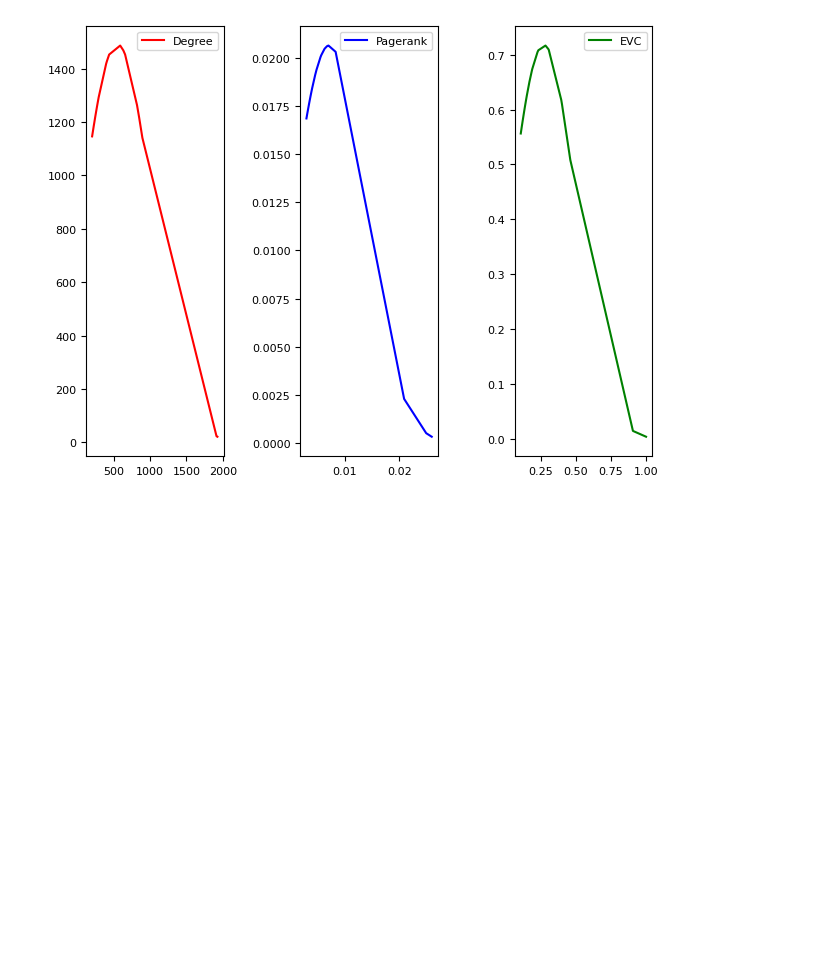
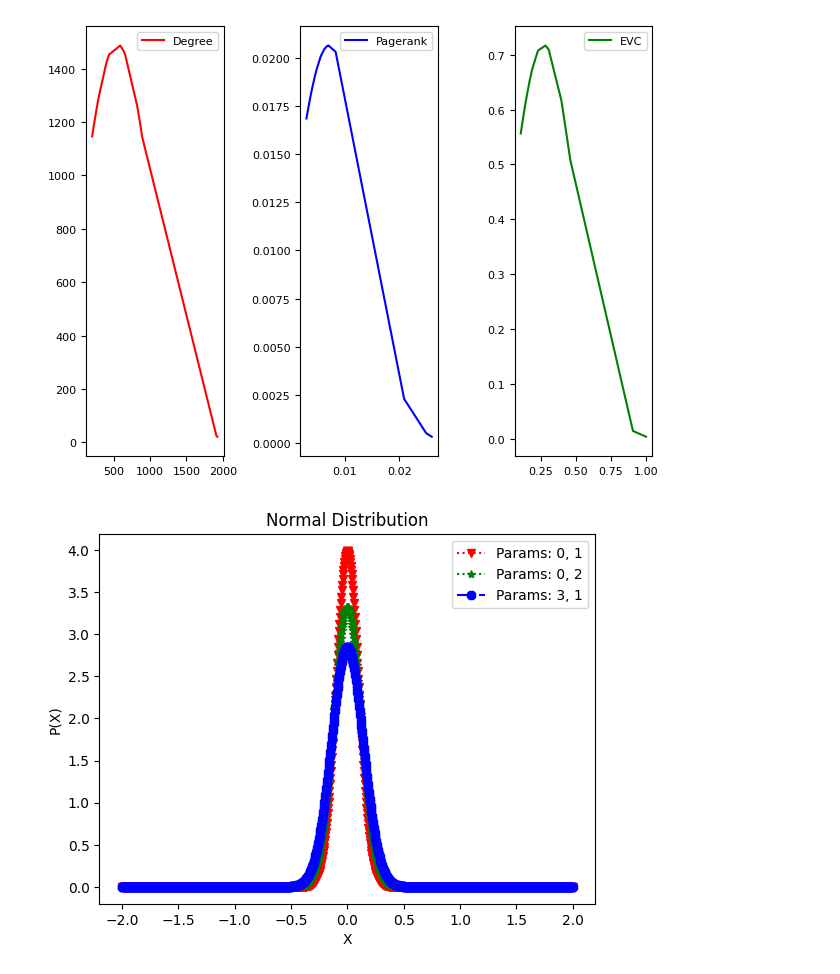
Before and after one commit to rahmanziaur/TestGraphTheory, a Jupyter notebook: Degree_PR_EVC_1_3.ipynb, the cells around one changed output. Cells and saved outputs as stored; diff of their text form; code cells hidden in the pictures; blank space fills up the shorter version.

```diff
--- a/Degree_PR_EVC_1_3.ipynb
+++ b/Degree_PR_EVC_1_3.ipynb
@@ -799,3 +799,42 @@ plt.savefig('f6.pdf')
 plt.show()
 # %% [output]
 [figure]
+# %%
+import numpy as np
+import matplotlib.pyplot as plt
+from scipy import stats
+import math
+# Normal Distribution Function
+#
+def normal(x, mu, sigma):
+    p = 1 / math.sqrt(2 * math.pi * sigma**2)
+    return p * np.exp(-0.5 / sigma**2 * (x - mu)**2)
+
+#
+# Random variable X having different values
+#
+X = np.arange(-5, 5, 0.01)
+
+# Mean, Standard deviation pairs
+params = [(0, .1), (0, .12), (0, 0.14)]
+
+#
+# Plotting different normal distribution curves simultaneously
+#
+plt.plot(x, normal(x, params[0][0], params[0][1]), ':v', color='r', label='Params: 0, 1')
+plt.plot(x, normal(x, params[1][0], params[1][1]), ':*', color='g', label='Params: 0, 2')
+plt.plot(x, normal(x, params[2][0], params[2][1]), '-.8', color='b', label='Params: 3, 1')
+
+# Naming the x-axis, y-axis and the whole graph
+#
+plt.xlabel("X")
+plt.ylabel("P(X)")
+plt.title("Normal Distribution")
+
+# Adding legend, which helps us recognize the curve according to it's color
+plt.legend()
+
+# To load the display window
+plt.show()
+# %% [output]
+[figure, added]
```
